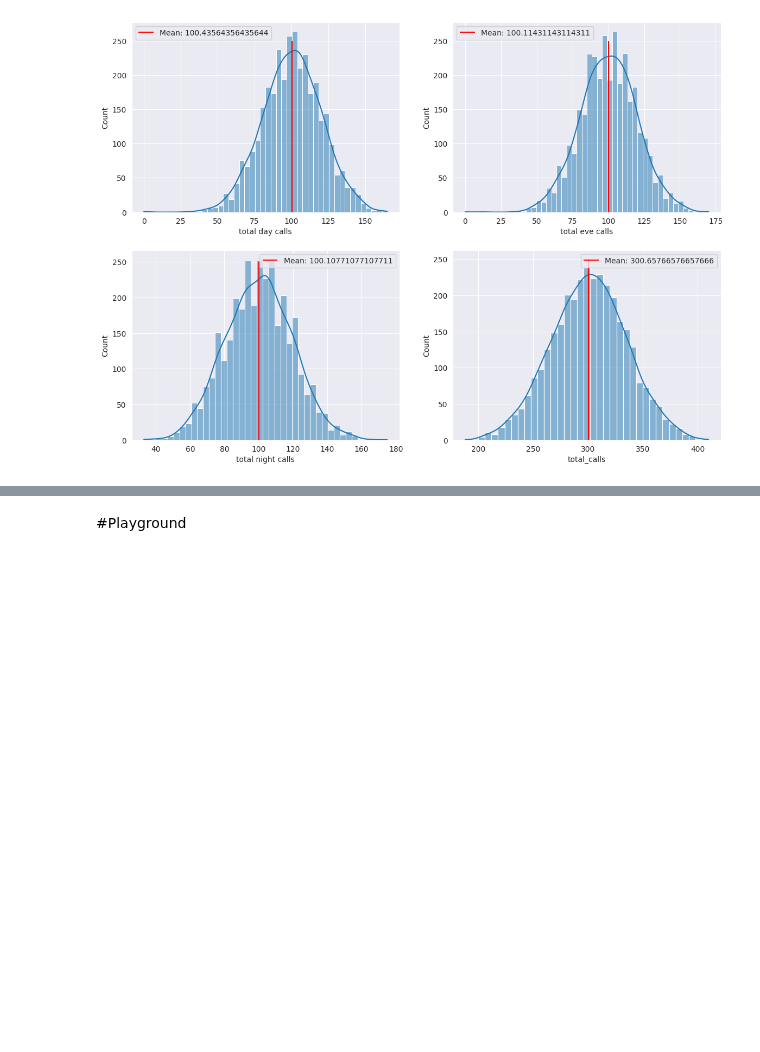
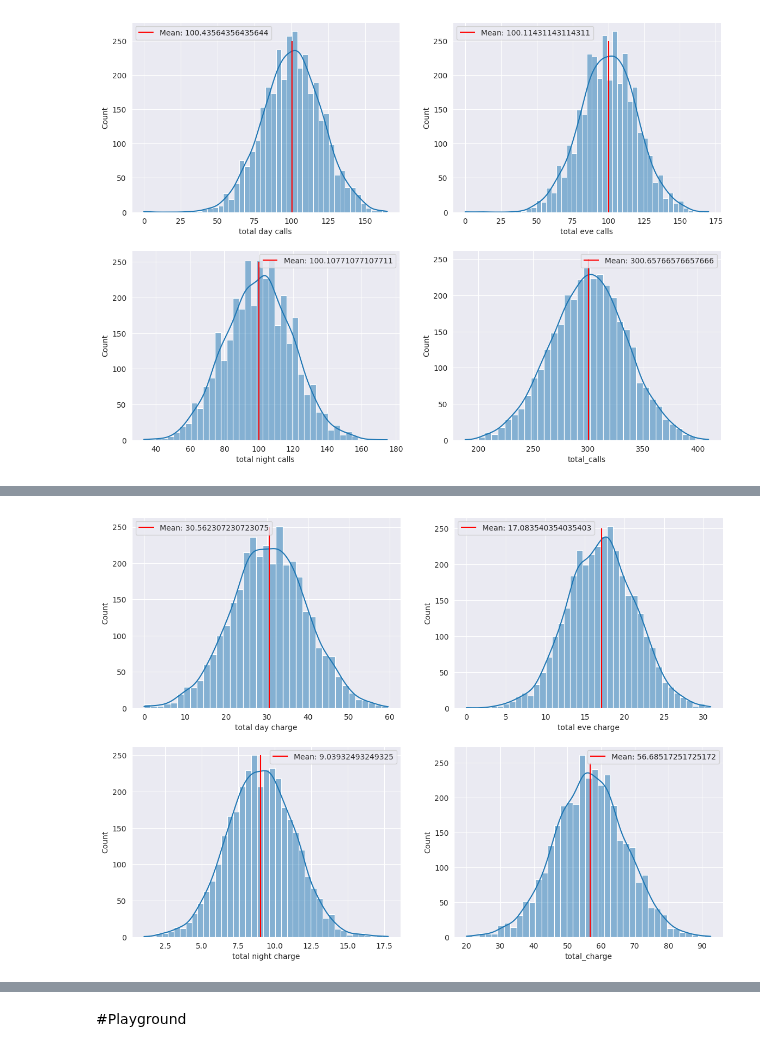
Before and after one commit to bmjaron/phase_3_project, a Jupyter notebook: Untitled1.ipynb, the cells around one changed output, grey strips where cells are left out. Cells and saved outputs as stored; diff of their text form; code cells hidden in the pictures; blank space fills up the shorter version.

```diff
--- a/Untitled1.ipynb
+++ b/Untitled1.ipynb
@@ -251,0 +254,4 @@ for n, col in enumerate(['total day calls', 'total eve calls', 'total night call
+# %%
+charges = df[['total day charge', 'total eve charge', 'total night charge']]
+charges['total_charge'] = charges['total day charge'] + charges['total eve charge'] + charges['total night charge']
+charges.head()
@@ -251,0 +270,16 @@ for n, col in enumerate(['total day calls', 'total eve calls', 'total night call
+# %%
+fig, axes = plt.subplots(2,2, figsize=(14, 10))
+
+for n, col in enumerate(['total day charge', 'total eve charge', 'total night charge', 'total_charge']):
+  if n < 2:
+    sns.histplot(data=charges[col], kde=True, ax=axes[0][n])
+    m = charges[col].mean()
+    axes[0][n].vlines(x=m, ymin=0, ymax=250, color='r', label=f'Mean: {m}')
+    axes[0][n].legend()
+  else:
+    sns.histplot(data=charges[col], kde=True, ax=axes[1][n-2])
+    m = charges[col].mean()
+    axes[1][n-2].vlines(x=m, ymin=0, ymax=250, color='r', label=f'Mean: {m}')
+    axes[1][n-2].legend()
+# %% [output]
+[figure, added]
```
Also changed, not shown: parts of 4 cells of this notebook.
